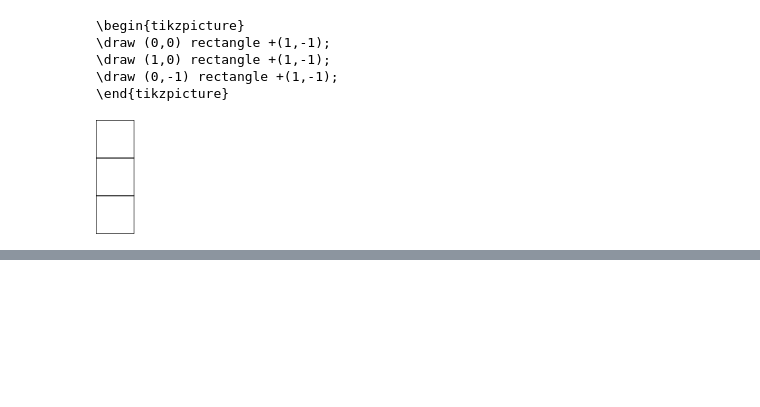
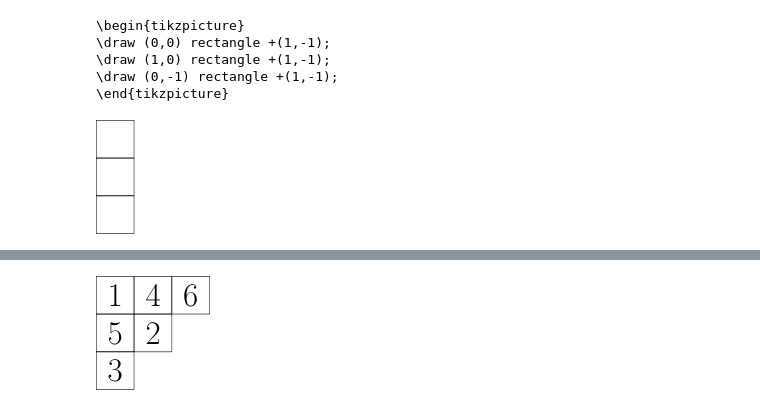
Before and after one commit to Xuanyiyiren/Young-Diagram-Drawer, a Jupyter notebook: Young Diagram.ipynb, the cells around one changed output, grey strips where cells are left out. Drawn from its saved outputs; the diff is of its cells as text; code cells hidden in the pictures; blank space fills up the shorter version.

```diff
--- a/Young Diagram.ipynb
+++ b/Young Diagram.ipynb
@@ -134,3 +134,7 @@ Young_Diagram_Drawer(Partition,terbula=[2,3,5,1,4,6],file_name='default')
 # %%
 Partition = [3,2,1]
-Young_Diagram_Drawer(Partition,terbula=[1,3,5,2,4,6],file_name='default')
+Path='../figs/'
+Young_Diagram_Drawer(Partition, tableaux=[1,2,5,3,4,6],file_name=Path+'fig1.svg')
+Young_Diagram_Drawer(Partition, tableaux=[1,4,6,5,2,3],file_name=Path+'fig2.svg')
+# %% [output]
+[figure, added]
```
Also changed, not shown: parts of 5 cells of this notebook, 3 other files.
